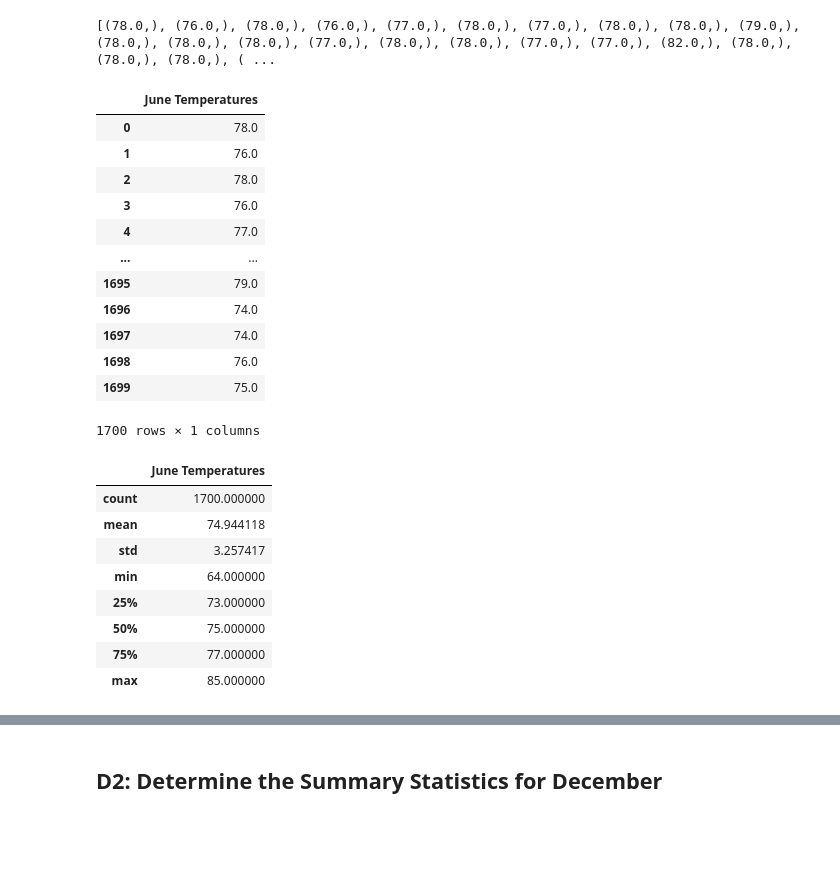
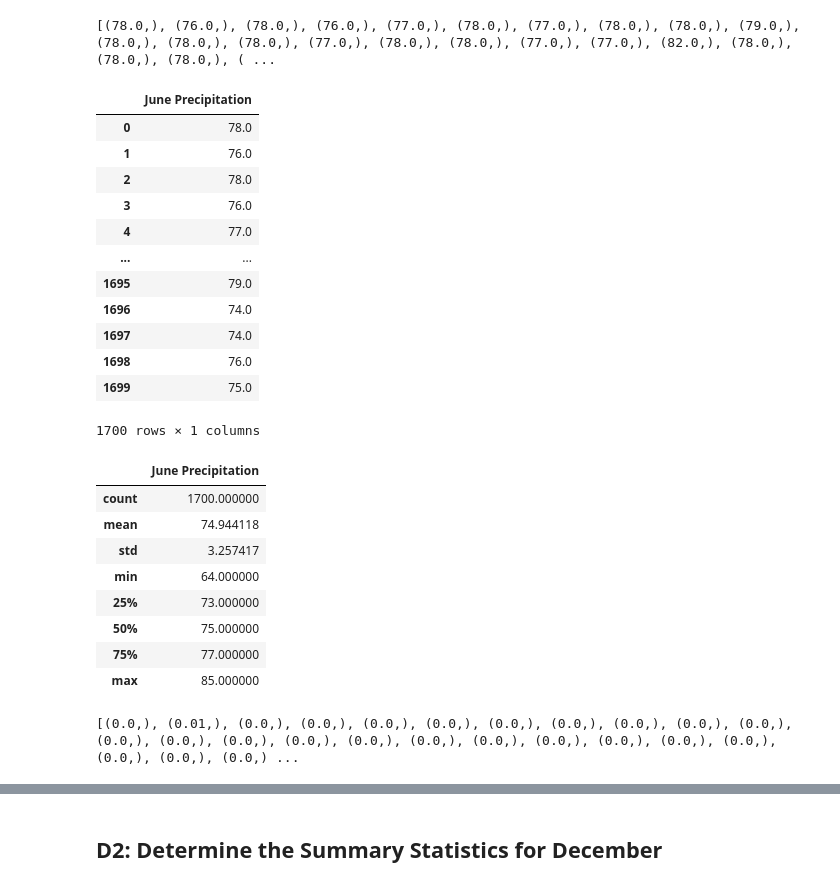
Before and after one commit to thehatch4815162342/surfs_up, a Jupyter notebook: SurfsUp_Challenge.ipynb, the cells around one changed output, grey strips where cells are left out. Drawn from its saved outputs; the diff is of its cells as text; code cells hidden in the pictures; blank space fills up the shorter version.

Commit message:
Update
Images and Data Upload

```diff
--- a/SurfsUp_Challenge.ipynb
+++ b/SurfsUp_Challenge.ipynb
@@ -56,10 +56,10 @@ print(june_results)
 [(78.0,), (76.0,), (78.0,), (76.0,), (77.0,), (78.0,), (77.0,), (78.0,), (78.0,), (79.0,), (78.0,), (78.0,), (78.0,), (77.0,), (78.0,), (78.0,), (77.0,), (77.0,), (82.0,), (78.0,), (78.0,), (78.0,), ( ...
 # %%
 # 4. Create a DataFrame from the list of temperatures for the month of June.
-df = pd.DataFrame(june_results, columns=['June Temperatures'])
-df
+june_df = pd.DataFrame(june_results, columns=['June Precipitation'])
+june_df
 # %% [output]
-|  | June Temperatures |
+|  | June Precipitation |
 | 0 | 78.0 |
 | 1 | 76.0 |
 | 2 | 78.0 |
@@ -74,9 +74,9 @@ df
 1700 rows × 1 columns
 # %%
 # 5. Calculate and print out the summary statistics for the June temperature DataFrame.
-df.describe()
+june_df.describe()
 # %% [output]
-|  | June Temperatures |
+|  | June Precipitation |
 | count | 1700.000000 |
 | mean | 74.944118 |
 | std | 3.257417 |
@@ -85,3 +85,8 @@ df.describe()
 | 50% | 75.000000 |
 | 75% | 77.000000 |
 | max | 85.000000 |
+# %%
+june_results2 = session.query(Measurement.prcp).filter(extract('month', Measurement.date) == 6).all()
+print(june_results2)
+# %% [output]
+[(0.0,), (0.01,), (0.0,), (0.0,), (0.0,), (0.0,), (0.0,), (0.0,), (0.0,), (0.0,), (0.0,), (0.0,), (0.0,), (0.0,), (0.0,), (0.0,), (0.0,), (0.0,), (0.0,), (0.0,), (0.0,), (0.0,), (0.0,), (0.0,), (0.0,) ...
```
Also changed, not shown: parts of 13 cells of this notebook, 2 other files.
